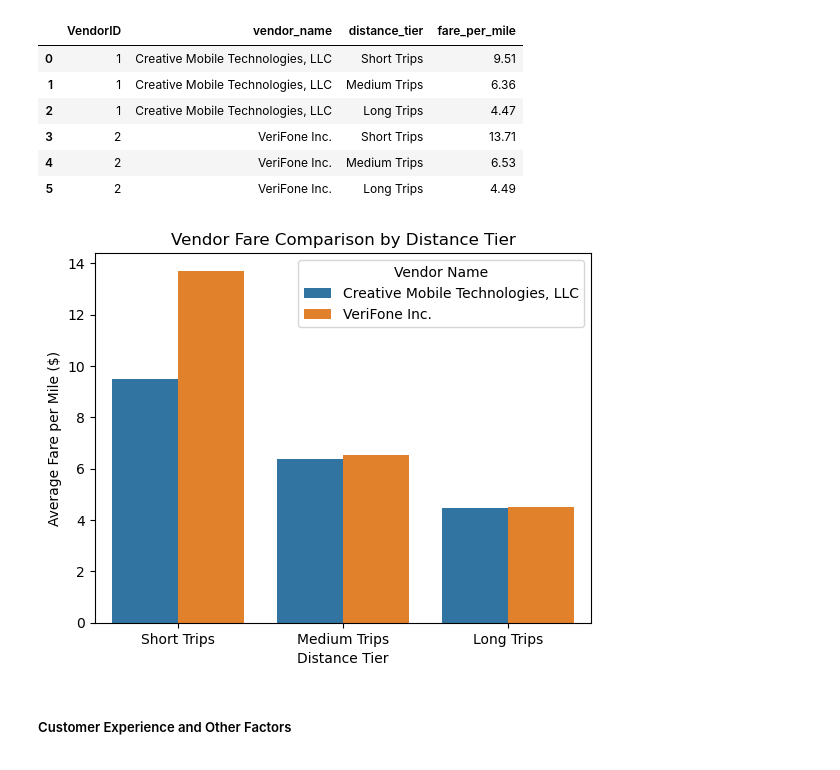
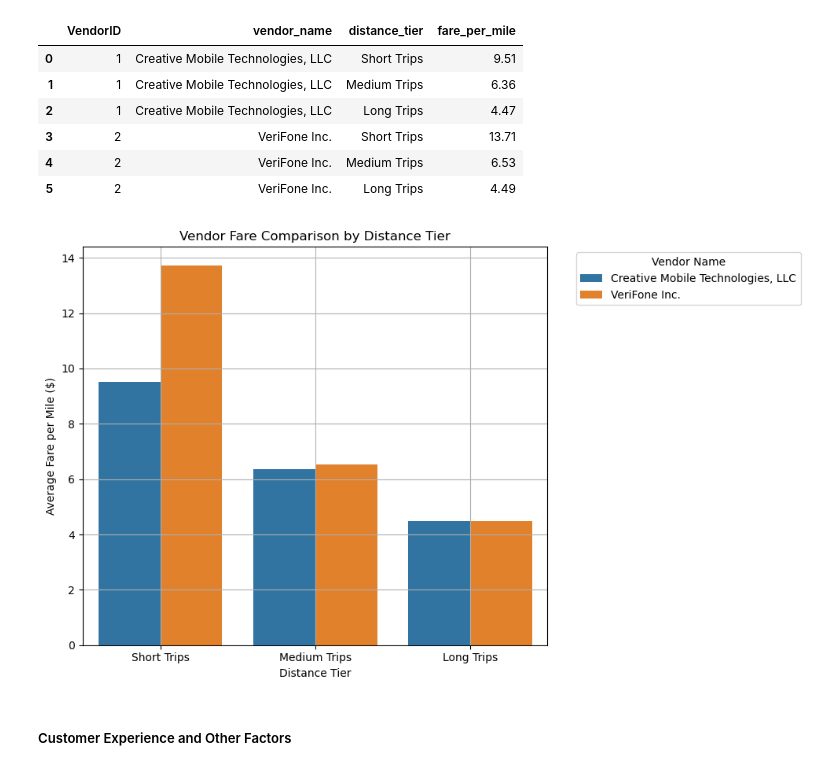
Before and after one commit to mpyar/eda_nyc_taxi, a Jupyter notebook: Analysis/EDA_Assg_NYC_Taxi_Starter.ipynb, the cells around one changed output. Saved outputs shown, nothing was run; the diff lists cells and outputs as text; code cells hidden in the pictures.

```diff
--- a/Analysis/EDA_Assg_NYC_Taxi_Starter.ipynb
+++ b/Analysis/EDA_Assg_NYC_Taxi_Starter.ipynb
@@ -2041,18 +2038,20 @@ avg_fare_vendor_tier
 | 4 | 2 | VeriFone Inc. | Medium Trips | 6.53 |
 | 5 | 2 | VeriFone Inc. | Long Trips | 4.49 |
 # %%
+plt.figure(figsize=(10,6))
 sns.barplot(
     data=avg_fare_vendor_tier,
     x='distance_tier', y='fare_per_mile', hue='vendor_name'
 )
-
 plt.xlabel("Distance Tier")
 plt.ylabel("Average Fare per Mile ($)")
 plt.title("Vendor Fare Comparison by Distance Tier")
-plt.legend(title="Vendor Name")
+plt.legend(title="Vendor Name", bbox_to_anchor=(1.05, 1), loc='upper left')
+plt.grid()
+plt.tight_layout()
 plt.show()
 # %% [output]
-[figure, old version]
+[figure, new version]
 # %% [markdown]
 ##### Customer Experience and Other Factors
 # %% [markdown]
```
Also changed, not shown: parts of 22 cells of this notebook.
